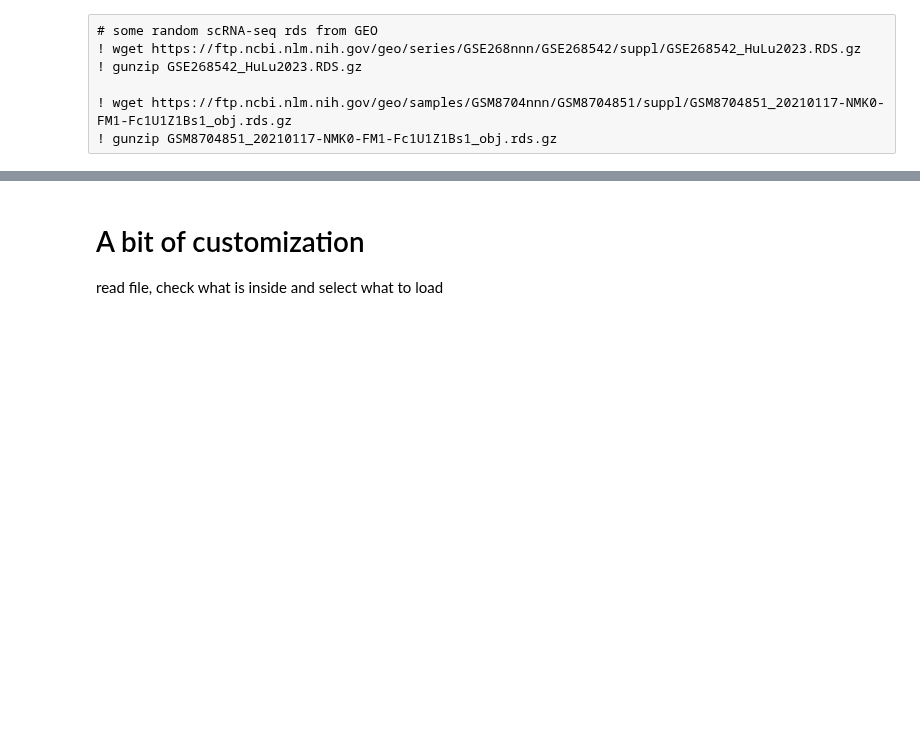
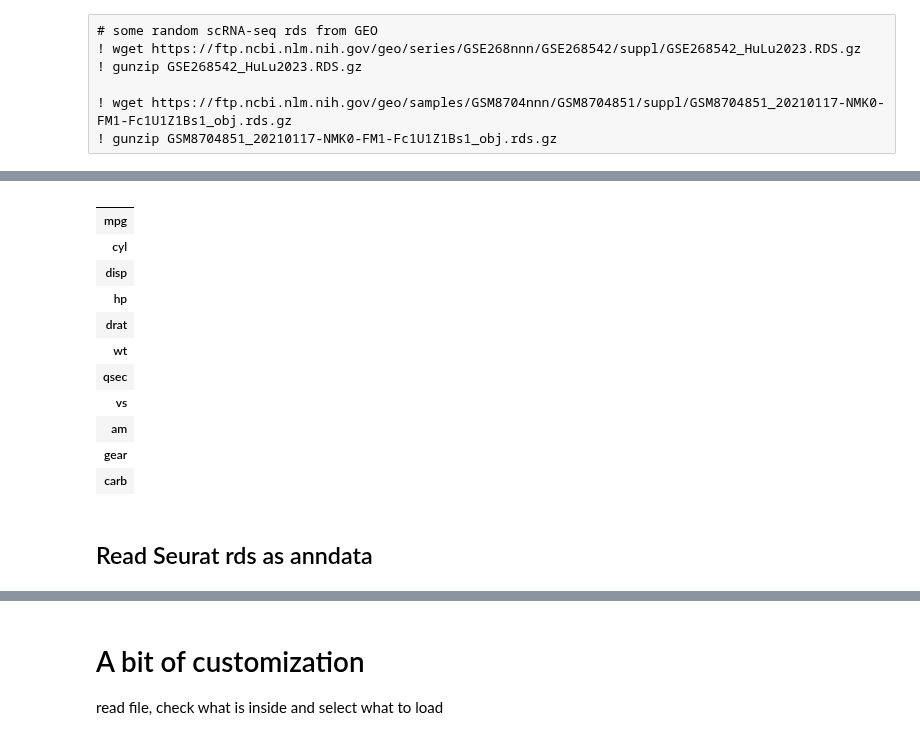
Before and after one commit to cellgeni/py8rds, a Jupyter notebook: tutorials/tutorial.ipynb, the cells around one changed output, grey strips where cells are left out. Drawn from its saved outputs; the diff is of its cells as text; code cells hidden in the pictures; blank space fills up the shorter version.

```diff
--- a/tutorials/tutorial.ipynb
+++ b/tutorials/tutorial.ipynb
@@ -29,0 +62,3 @@ just read Seurat rds as adata
+# %%
+a = py8rds.as_anndata('corr.rds')
+a
@@ -30,3 +69,20 @@ just read Seurat rds as adata
+# %%
+a.obs
+# %% [output]
+|  |
+| mpg |
+| cyl |
+| disp |
+| hp |
+| drat |
+| wt |
+| qsec |
+| vs |
+| am |
+| gear |
+| carb |
+# %% [markdown]
+## Read Seurat rds as anndata
 # %%
 adata = py8rds.seurat2adata("GSE268542_HuLu2023.RDS")
 adata
```
Also changed, not shown: parts of 50 cells of this notebook, 2 other files.
